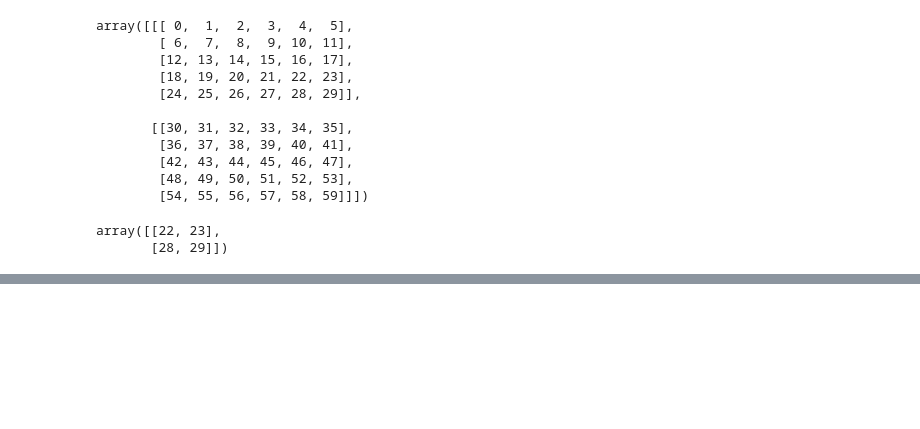
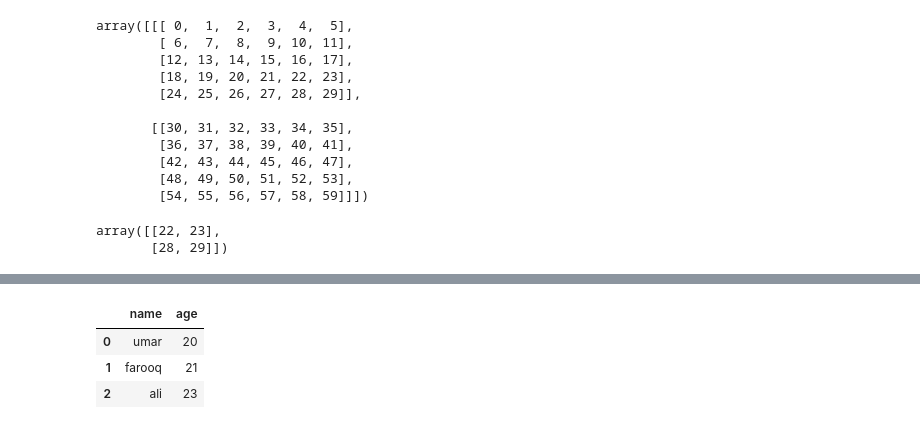
Before and after one commit to umarfarooqoq90368-prog/Advance-python, a Jupyter notebook: 2.py.ipynb, the cells around one changed output, grey strips where cells are left out. Drawn from its saved outputs; the diff is of its cells as text; code cells hidden in the pictures; blank space fills up the shorter version.

```diff
--- a/2.py.ipynb
+++ b/2.py.ipynb
@@ -196,0 +264,5 @@ arr13[3: ,4:]
+# %%
+dic={"name":["umar","farooq","ali"],
+"age":[20,21,23]}
+# %%
+df=pd.DataFrame(dic)
@@ -196,0 +271,7 @@ arr13[3: ,4:]
+# %%
+df
+# %% [output]
+|  | name | age |
+| 0 | umar | 20 |
+| 1 | farooq | 21 |
+| 2 | ali | 23 |
```
Also changed, not shown: parts of 25 cells of this notebook, 7 other files.
